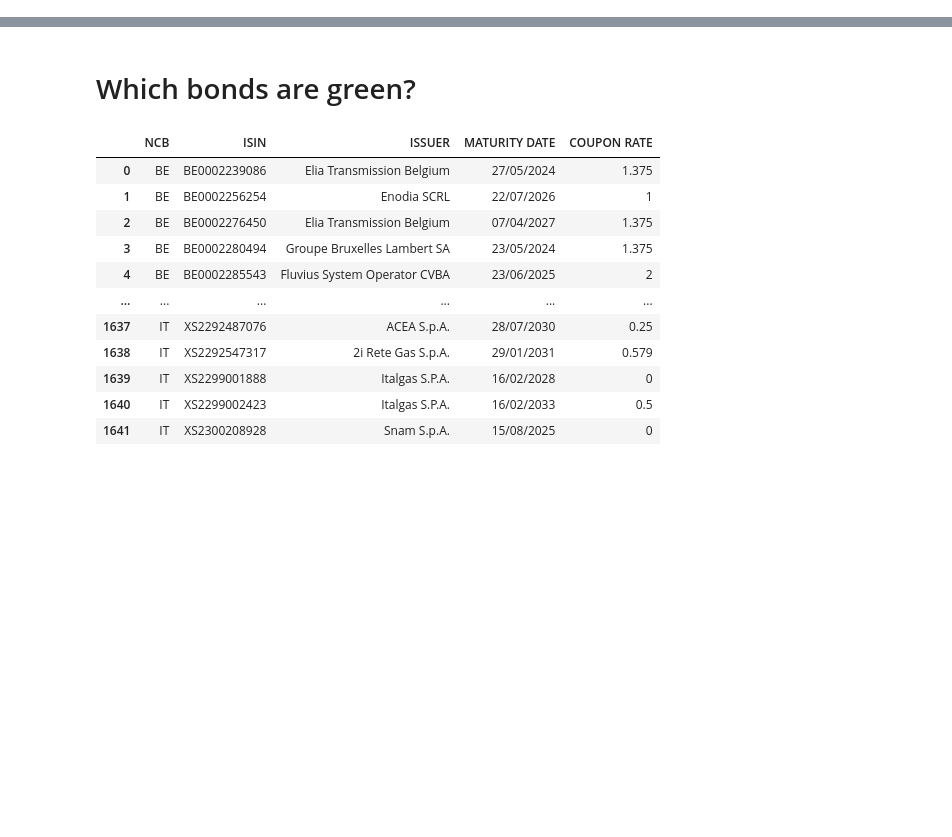
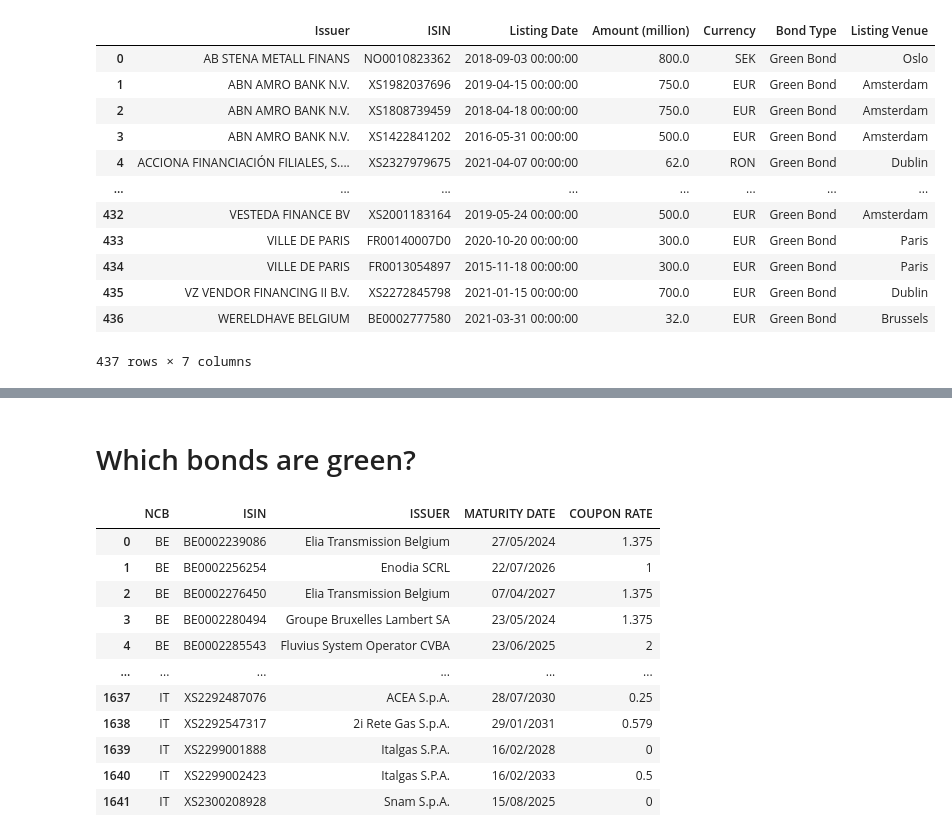
Before and after one commit to AukeVanSighem/ECB-Bond-Purchases, a Jupyter notebook: DataAnalysis.ipynb, the cells around one changed output, grey strips where cells are left out. Saved outputs shown, nothing was run; the diff lists cells and outputs as text; code cells hidden in the pictures; blank space fills up the shorter version.

```diff
--- a/DataAnalysis.ipynb
+++ b/DataAnalysis.ipynb
@@ -4,0 +25,18 @@ import re
+# %%
+#reading data of green bonds listed on Euronext
+euronext_greenbonds = pd.read_excel("data/Euronext-Green-Bond-List.xlsx", header=0)
+euronext_greenbonds
+# %% [output]
+|  | Issuer | ISIN | Listing Date | Amount (million) | Currency | Bond Type | Listing Venue |
+| 0 | AB STENA METALL FINANS | NO0010823362 | 2018-09-03 00:00:00 | 800.0 | SEK | Green Bond | Oslo |
+| 1 | ABN AMRO BANK N.V. | XS1982037696 | 2019-04-15 00:00:00 | 750.0 | EUR | Green Bond | Amsterdam |
+| 2 | ABN AMRO BANK N.V. | XS1808739459 | 2018-04-18 00:00:00 | 750.0 | EUR | Green Bond | Amsterdam |
+| 3 | ABN AMRO BANK N.V. | XS1422841202 | 2016-05-31 00:00:00 | 500.0 | EUR | Green Bond | Amsterdam |
+| 4 | ACCIONA FINANCIACIÓN FILIALES, S.... | XS2327979675 | 2021-04-07 00:00:00 | 62.0 | RON | Green Bond | Dublin |
+| ... | ... | ... | ... | ... | ... | ... | ... |
+| 432 | VESTEDA FINANCE BV | XS2001183164 | 2019-05-24 00:00:00 | 500.0 | EUR | Green Bond | Amsterdam |
+| 433 | VILLE DE PARIS | FR00140007D0 | 2020-10-20 00:00:00 | 300.0 | EUR | Green Bond | Paris |
+| 434 | VILLE DE PARIS | FR0013054897 | 2015-11-18 00:00:00 | 300.0 | EUR | Green Bond | Paris |
+| 435 | VZ VENDOR FINANCING II B.V. | XS2272845798 | 2021-01-15 00:00:00 | 700.0 | EUR | Green Bond | Dublin |
+| 436 | WERELDHAVE BELGIUM | BE0002777580 | 2021-03-31 00:00:00 | 32.0 | EUR | Green Bond | Brussels |
+437 rows × 7 columns
```
Also changed, not shown: parts of 4 cells of this notebook.
